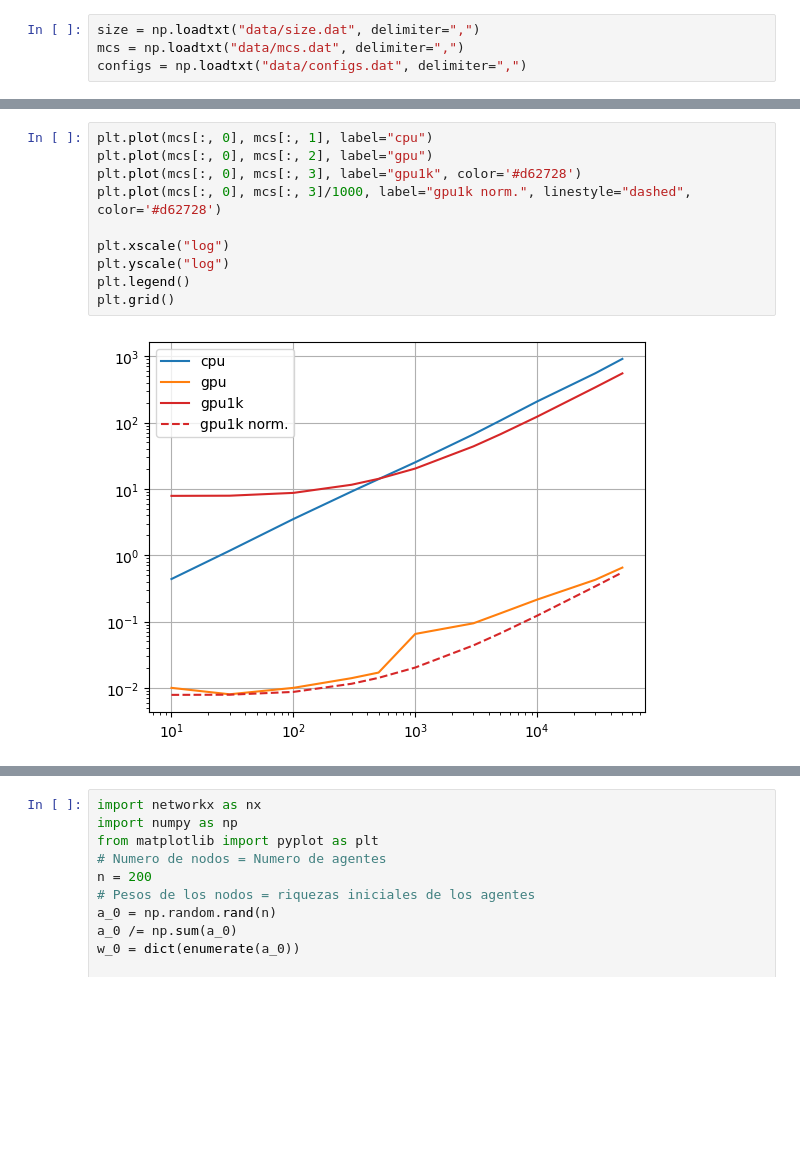
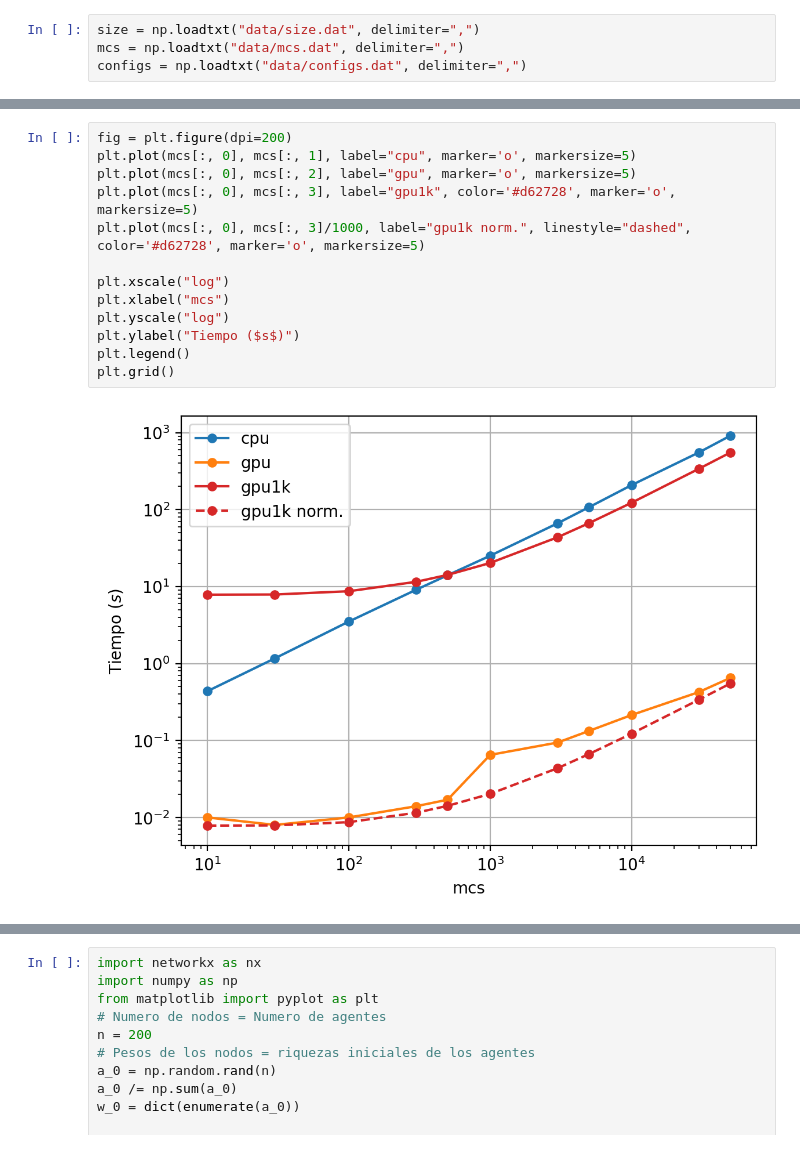
Before and after one commit to lautarogiordano/charlita-cuda, a Jupyter notebook: codigo/charlita_cuda_plots.ipynb, the cells around one changed output, grey strips where cells are left out. Cells and saved outputs as stored; diff of their text form; blank space fills up the shorter version.

Commit message:
plots

```diff
--- a/codigo/charlita_cuda_plots.ipynb
+++ b/codigo/charlita_cuda_plots.ipynb
@@ -22,15 +25,18 @@ plt.grid()
 # %%
-plt.plot(mcs[:, 0], mcs[:, 1], label="cpu")
-plt.plot(mcs[:, 0], mcs[:, 2], label="gpu")
-plt.plot(mcs[:, 0], mcs[:, 3], label="gpu1k", color='#d62728')
-plt.plot(mcs[:, 0], mcs[:, 3]/1000, label="gpu1k norm.", linestyle="dashed", color='#d62728')
+fig = plt.figure(dpi=200)
+plt.plot(mcs[:, 0], mcs[:, 1], label="cpu", marker='o', markersize=5)
+plt.plot(mcs[:, 0], mcs[:, 2], label="gpu", marker='o', markersize=5)
+plt.plot(mcs[:, 0], mcs[:, 3], label="gpu1k", color='#d62728', marker='o', markersize=5)
+plt.plot(mcs[:, 0], mcs[:, 3]/1000, label="gpu1k norm.", linestyle="dashed", color='#d62728', marker='o', markersize=5)
 
 plt.xscale("log")
+plt.xlabel("mcs")
 plt.yscale("log")
+plt.ylabel("Tiempo ($s$)")
 plt.legend()
 plt.grid()
 # %% [output]
-[figure, old version]
+[figure, new version]
 # %%
 # Configuration and runtime data
 indices = list(range(6)) + [8, 10, 12, 14, 16, 18, 20, 22, 24] + list(range(27, 30))
```
Also changed, not shown: parts of 2 cells of this notebook.
